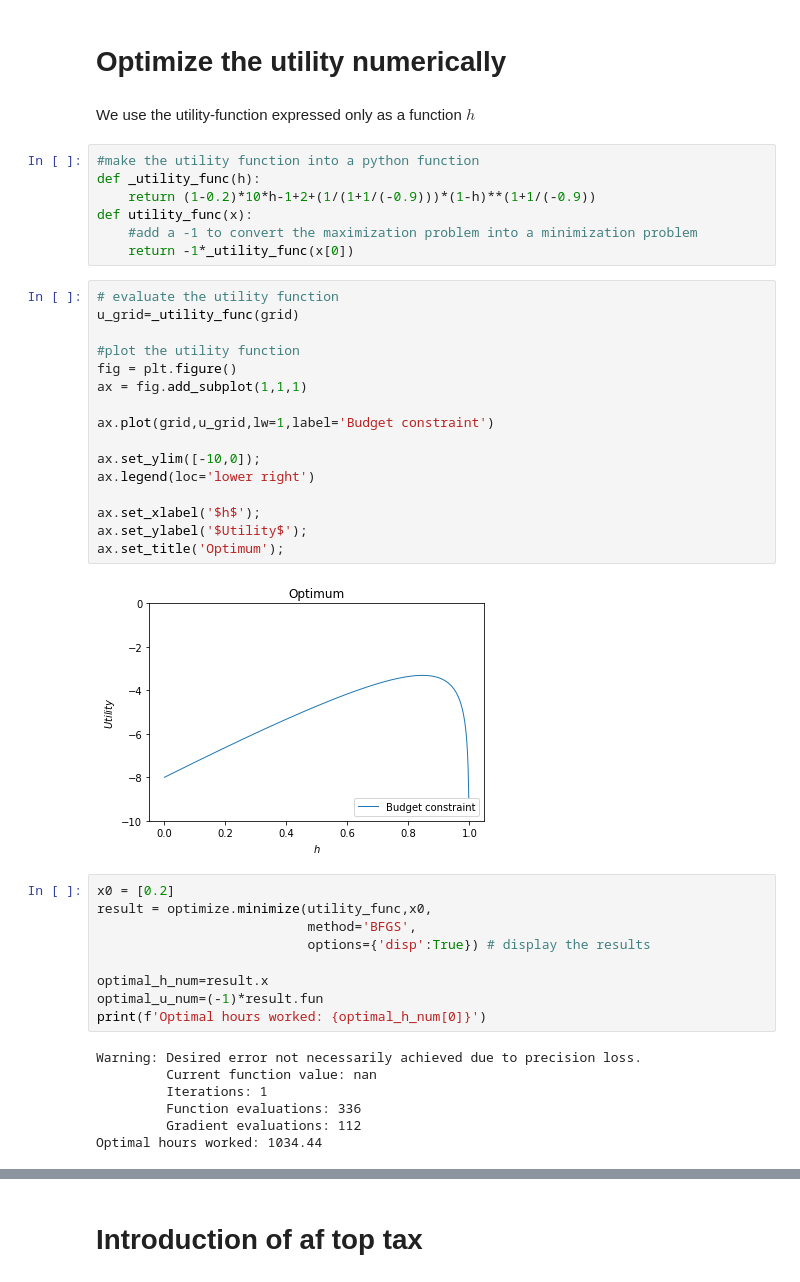
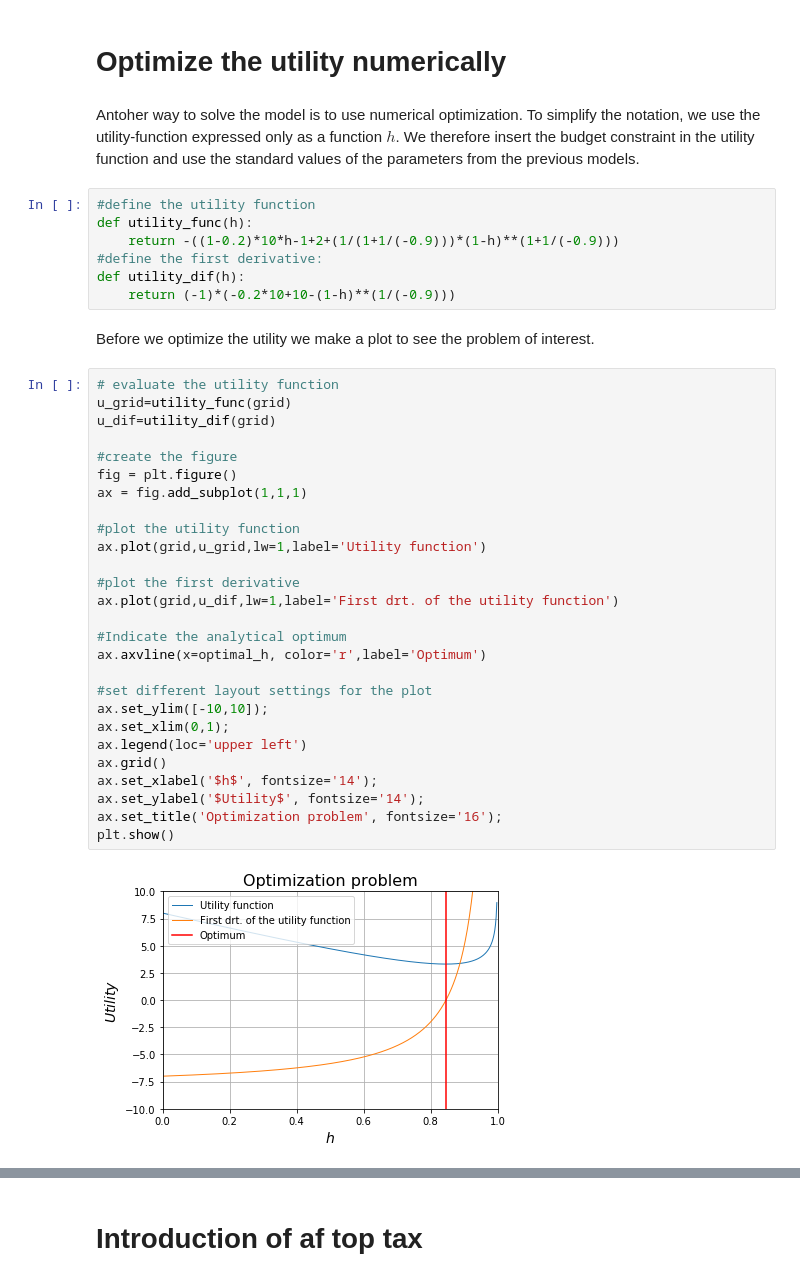
Before and after one commit to NumEconCopenhagen/projects-2019-tobias_jacob_sandru, a Jupyter notebook: modelproject/modelproject.ipynb, the cells around one changed output, grey strips where cells are left out. Drawn from its saved outputs; the diff is of its cells as text.

```diff
--- a/modelproject/modelproject.ipynb
+++ b/modelproject/modelproject.ipynb
@@ -194,45 +268,42 @@ plt.show()
 # %% [markdown]
 # Optimize the utility numerically
-# %% [markdown]
-We use the utility-function expressed only as a function $h$
+# %% [markdown]
+Antoher way to solve the model is to use numerical optimization. To simplify the notation, we use the utility-function expressed only as a function $h$. We therefore insert the budget constraint in the utility function and use the standard values of the parameters from the previous models.
 # %%
-#make the utility function into a python function
-def _utility_func(h):
-    return (1-0.2)*10*h-1+2+(1/(1+1/(-0.9)))*(1-h)**(1+1/(-0.9))
-def utility_func(x):
-    #add a -1 to convert the maximization problem into a minimization problem
-    return -1*_utility_func(x[0])
+#define the utility function
+def utility_func(h):
+    return -((1-0.2)*10*h-1+2+(1/(1+1/(-0.9)))*(1-h)**(1+1/(-0.9)))
+#define the first derivative:
+def utility_dif(h):
+    return (-1)*(-0.2*10+10-(1-h)**(1/(-0.9)))
+# %% [markdown]
+Before we optimize the utility we make a plot to see the problem of interest.
 # %%
 # evaluate the utility function
-u_grid=_utility_func(grid)
+u_grid=utility_func(grid)
+u_dif=utility_dif(grid)
 
-#plot the utility function
+#create the figure
 fig = plt.figure()
 ax = fig.add_subplot(1,1,1)
 
-ax.plot(grid,u_grid,lw=1,label='Budget constraint')
+#plot the utility function
+ax.plot(grid,u_grid,lw=1,label='Utility function')
 
-ax.set_ylim([-10,0]);
-ax.legend(loc='lower right')
+#plot the first derivative
+ax.plot(grid,u_dif,lw=1,label='First drt. of the utility function')
 
-ax.set_xlabel('$h$');
-ax.set_ylabel('$Utility$');
-ax.set_title('Optimum');
+#Indicate the analytical optimum
+ax.axvline(x=optimal_h, color='r',label='Optimum')
+
+#set different layout settings for the plot
+ax.set_ylim([-10,10]);
+ax.set_xlim(0,1);
+ax.legend(loc='upper left')
+ax.grid()
+ax.set_xlabel('$h$', fontsize='14');
+ax.set_ylabel('$Utility$', fontsize='14');
+ax.set_title('Optimization problem', fontsize='16');
+plt.show()
 # %% [output]
-[figure, old version]
+[figure, new version]
-# %%
-x0 = [0.2]
-result = optimize.minimize(utility_func,x0,
-                           method='BFGS',
-                           options={'disp':True}) # display the results
-
-optimal_h_num=result.x
-optimal_u_num=(-1)*result.fun
-print(f'Optimal hours worked: {optimal_h_num[0]}')
-# %% [output]
-Warning: Desired error not necessarily achieved due to precision loss.
-         Current function value: nan
-         Iterations: 1
-         Function evaluations: 336
-         Gradient evaluations: 112
-Optimal hours worked: 1034.44
```
Also changed, not shown: parts of 45 cells of this notebook, 2 other files.
